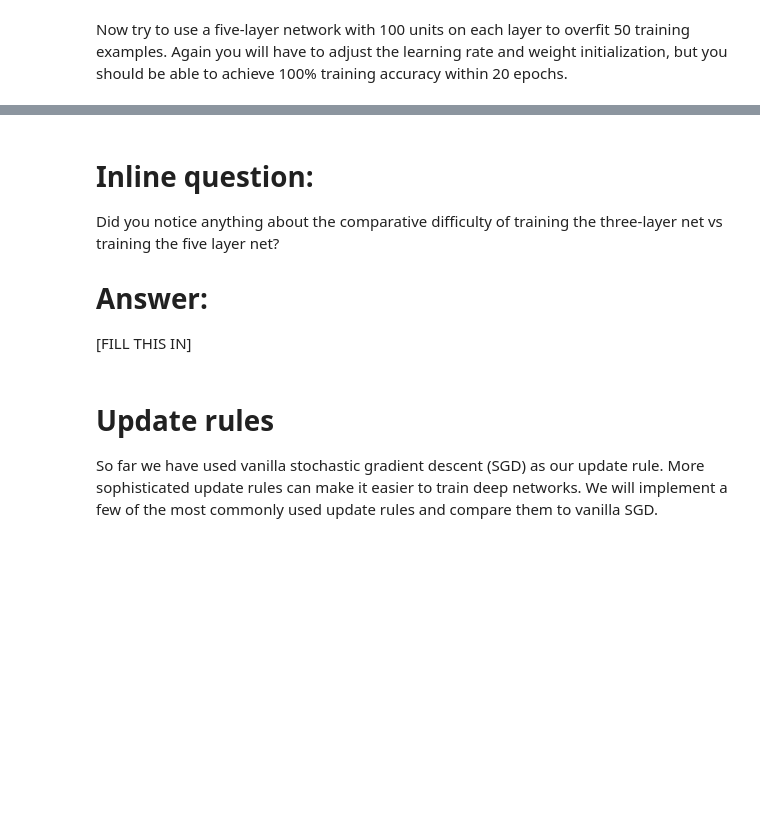
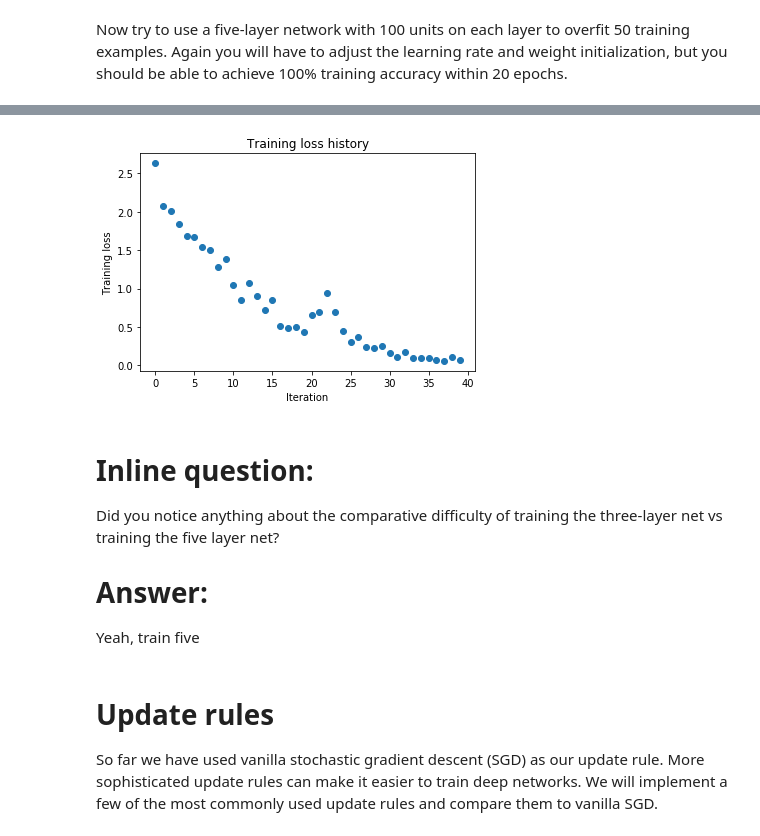
Before and after one commit to liferlisiqi/cs231, a Jupyter notebook: assignment2/FullyConnectedNets.ipynb, the cells around one changed output, grey strips where cells are left out. Saved outputs shown, nothing was run; the diff lists cells and outputs as text; code cells hidden in the pictures; blank space fills up the shorter version.

```diff
--- a/assignment2/FullyConnectedNets.ipynb
+++ b/assignment2/FullyConnectedNets.ipynb
@@ -454,8 +490,8 @@ small_data = {
   'y_val': data['y_val'],
 }
 
-learning_rate = 1e-3
-weight_scale = 1e-5
+learning_rate = 1e-2
+weight_scale = 4e-2
 model = FullyConnectedNet([100, 100, 100, 100],
                 weight_scale=weight_scale, dtype=np.float64)
 solver = Solver(model, small_data,
@@ -472,3 +508,4 @@ plt.title('Training loss history')
 plt.xlabel('Iteration')
 plt.ylabel('Training loss')
 plt.show()
+# %% [output]
@@ -475,9 +529,10 @@ plt.show()
+[figure, added]
 # %% [markdown]
 # Inline question:
 Did you notice anything about the comparative difficulty of training the three-layer net vs training the five layer net?
 
 # Answer:
-[FILL THIS IN]
+Yeah, train five
 # %% [markdown]
 # Update rules
 So far we have used vanilla stochastic gradient descent (SGD) as our update rule. More sophisticated update rules can make it easier to train deep networks. We will implement a few of the most commonly used update rules and compare them to vanilla SGD.
```
Also changed, not shown: parts of 7 cells of this notebook, 2 other files.
